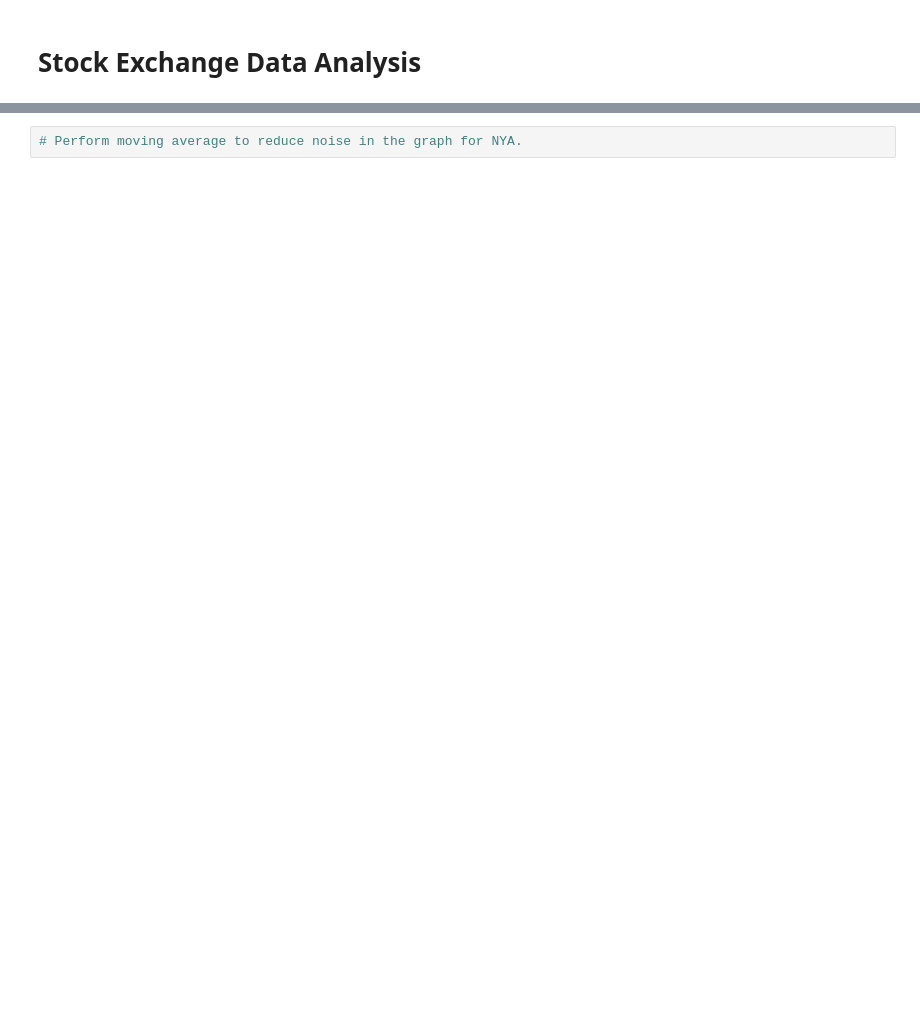
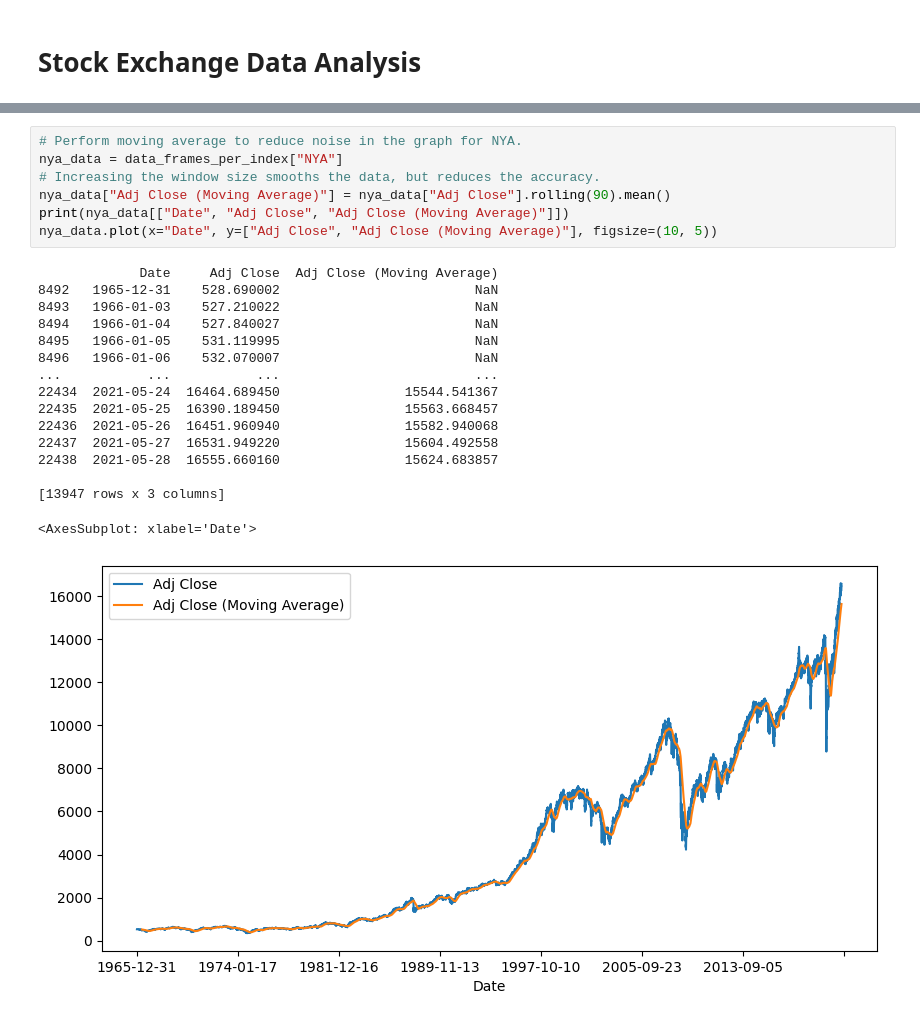
Before and after one commit to IsaacCheng9/stock-exchange-analysis, a Jupyter notebook: data_analysis.ipynb, the cells around one changed output, grey strips where cells are left out. Saved outputs shown, nothing was run; the diff lists cells and outputs as text; blank space fills up the shorter version.

```diff
--- a/data_analysis.ipynb
+++ b/data_analysis.ipynb
@@ -66,2 +91,24 @@ plt.show()
-# %%
-# Perform moving average to reduce noise in the graph for NYA.
+# %%
+# Perform moving average to reduce noise in the graph for NYA.
+nya_data = data_frames_per_index["NYA"]
+# Increasing the window size smooths the data, but reduces the accuracy.
+nya_data["Adj Close (Moving Average)"] = nya_data["Adj Close"].rolling(90).mean()
+print(nya_data[["Date", "Adj Close", "Adj Close (Moving Average)"]])
+nya_data.plot(x="Date", y=["Adj Close", "Adj Close (Moving Average)"], figsize=(10, 5))
+# %% [output]
+             Date     Adj Close  Adj Close (Moving Average)
+8492   1965-12-31    528.690002                         NaN
+8493   1966-01-03    527.210022                         NaN
+8494   1966-01-04    527.840027                         NaN
+8495   1966-01-05    531.119995                         NaN
+8496   1966-01-06    532.070007                         NaN
+...           ...           ...                         ...
+22434  2021-05-24  16464.689450                15544.541367
+22435  2021-05-25  16390.189450                15563.668457
+22436  2021-05-26  16451.960940                15582.940068
+22437  2021-05-27  16531.949220                15604.492558
+22438  2021-05-28  16555.660160                15624.683857
+
+[13947 rows x 3 columns]
+<AxesSubplot: xlabel='Date'>
+[figure, added]
```
Also changed, not shown: parts of 3 cells of this notebook.
